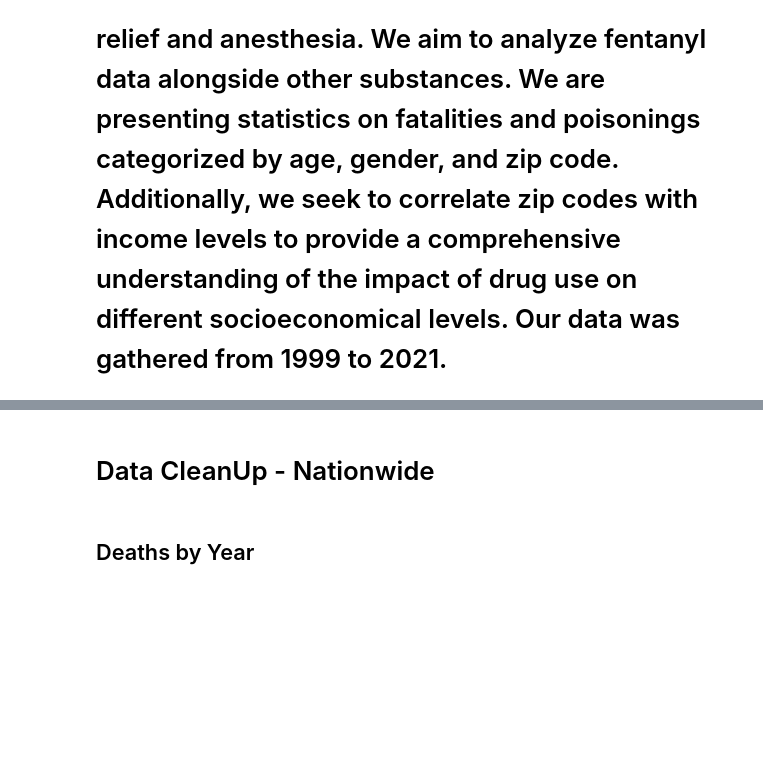
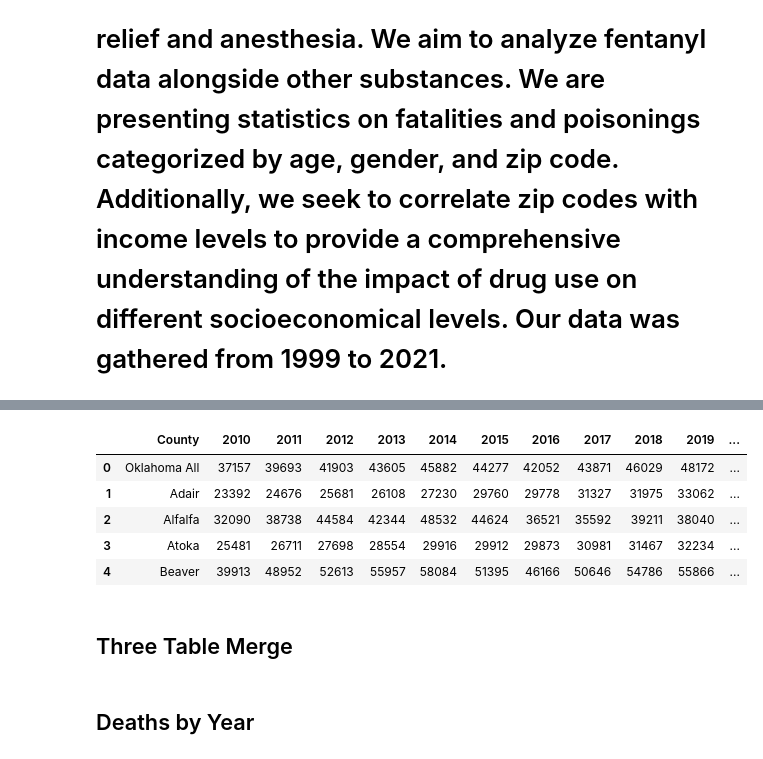
Before and after one commit to ThatCoryGirl/Project3-CrimeData, a Jupyter notebook: Crime_Time.ipynb, the cells around one changed output, grey strips where cells are left out. Saved outputs shown, nothing was run; the diff lists cells and outputs as text; code cells hidden in the pictures; blank space fills up the shorter version.

Commit message:
clean and update
avg income file needed to be cleaned, update to notebook code

```diff
--- a/Crime_Time.ipynb
+++ b/Crime_Time.ipynb
@@ -123,3 +179,24 @@ display(income_df.head())
+# %%
+# Add "County, OK" to the end of 'County' column entries
+# income_df['County'] = income_df['County'] + ' County, OK'
+
+# print okdeath_df cleaned dataframe
+income_df.head()
+
+# Merge the two dataframes on the 'County' column
+#economicsbycounty_df = pd.merge(okdeath_df, income_df, on='County')
+
+# Display the merged dataframe
+# economicsbycounty_df.head()
+# %% [output]
+|  | County | 2010 | 2011 | 2012 | 2013 | 2014 | 2015 | 2016 | 2017 | 2018 | 2019 | ... |
+| 0 | Oklahoma All | 37157 | 39693 | 41903 | 43605 | 45882 | 44277 | 42052 | 43871 | 46029 | 48172 | ... |
+| 1 | Adair | 23392 | 24676 | 25681 | 26108 | 27230 | 29760 | 29778 | 31327 | 31975 | 33062 | ... |
+| 2 | Alfalfa | 32090 | 38738 | 44584 | 42344 | 48532 | 44624 | 36521 | 35592 | 39211 | 38040 | ... |
+| 3 | Atoka | 25481 | 26711 | 27698 | 28554 | 29916 | 29912 | 29873 | 30981 | 31467 | 32234 | ... |
+| 4 | Beaver | 39913 | 48952 | 52613 | 55957 | 58084 | 51395 | 46166 | 50646 | 54786 | 55866 | ... |
+# %% [markdown]
+## Three Table Merge
 # %%
 #combined DF may not be needed, but here it is anyway
 
@@ -153,5 +230,3 @@ for table_name, columns in column_names_reference.items():
 # Display the first few rows of the combined DataFrame
 print("\nCombined DataFrame:")
 display(all_data_df.head())
-# %% [markdown]
-# Data CleanUp - Nationwide
```
Also changed, not shown: parts of 11 cells of this notebook, 1 other file.
